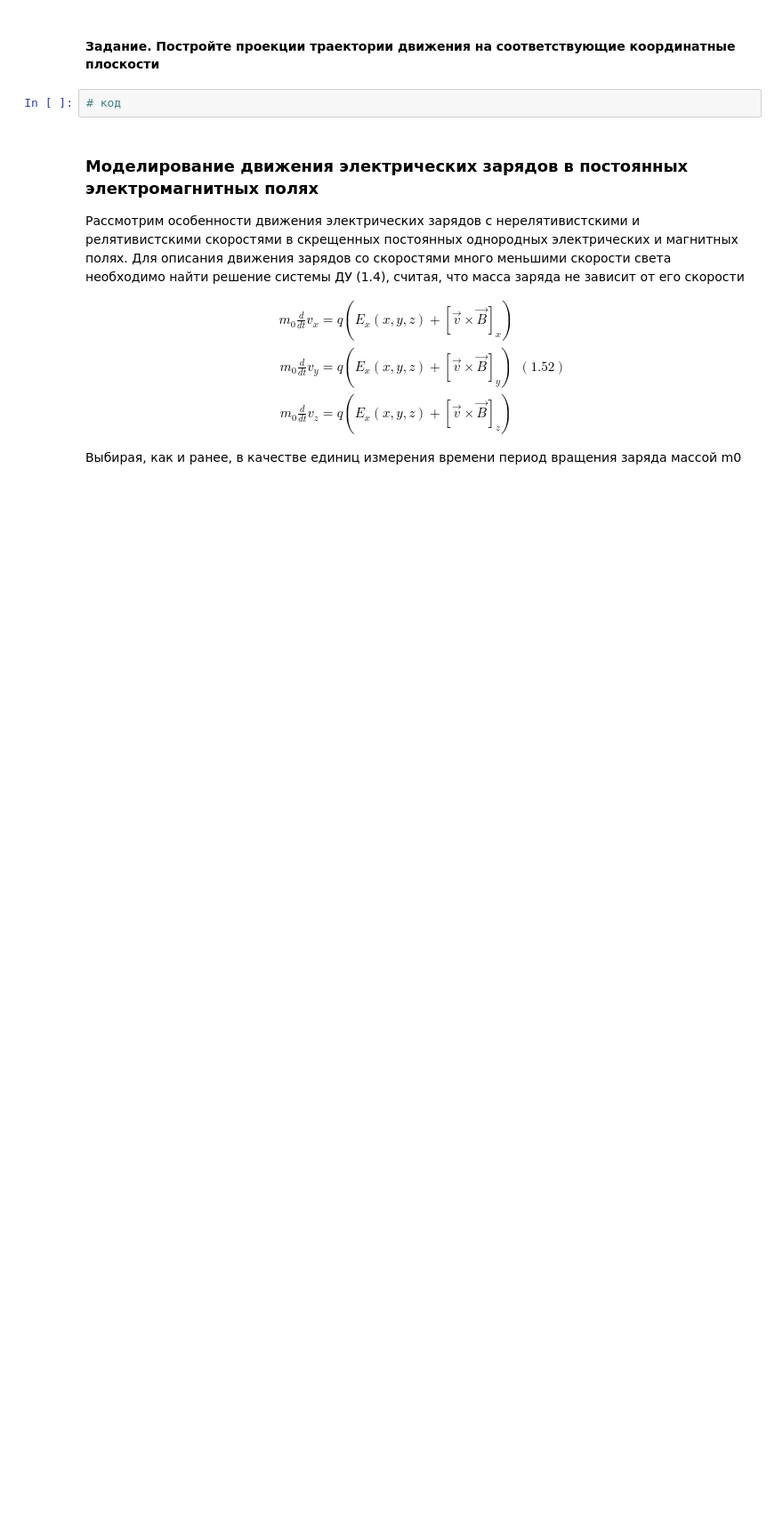
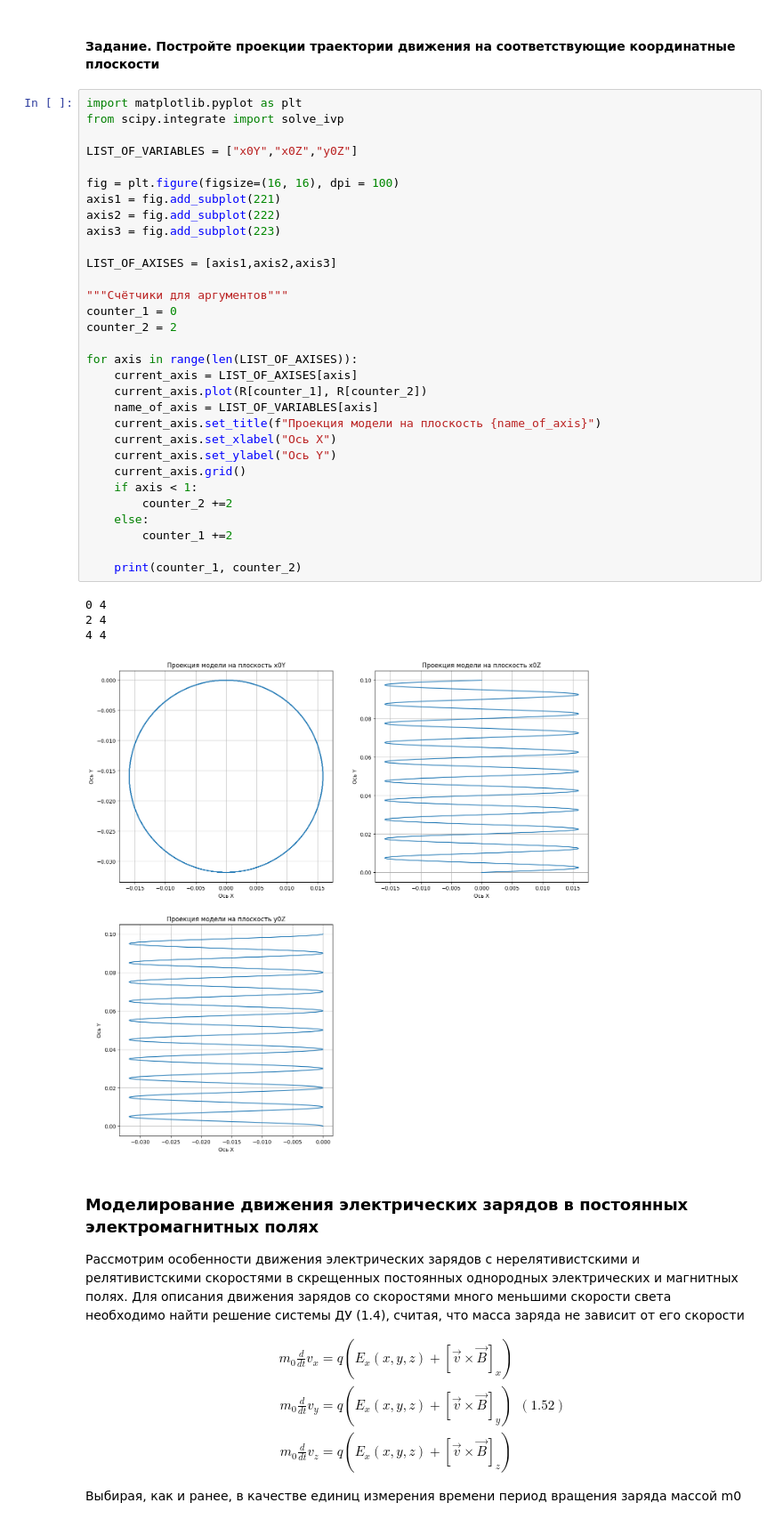
Before and after one commit to Pokulord/PhysModelling, a Jupyter notebook: Lab5.ipynb, the cells around one changed output. Shown at 89% size. Drawn from its saved outputs; the diff is of its cells as text; blank space fills up the shorter version.

```diff
--- a/Lab5.ipynb
+++ b/Lab5.ipynb
@@ -192,7 +199,41 @@ Text(0.5, 0, 'Название')
 # %% [markdown]
 #### Задание. Постройте проекции траектории движения на соответствующие координатные плоскости
-# %%
-# код
+# %%
+import matplotlib.pyplot as plt
+from scipy.integrate import solve_ivp
+
+LIST_OF_VARIABLES = ["x0Y","x0Z","y0Z"]
+
+fig = plt.figure(figsize=(16, 16), dpi = 100)
+axis1 = fig.add_subplot(221)
+axis2 = fig.add_subplot(222)
+axis3 = fig.add_subplot(223)
+
+LIST_OF_AXISES = [axis1,axis2,axis3]
+
+"""Счётчики для аргументов"""
+counter_1 = 0
+counter_2 = 2
+
+for axis in range(len(LIST_OF_AXISES)):
+    current_axis = LIST_OF_AXISES[axis]
+    current_axis.plot(R[counter_1], R[counter_2])
+    name_of_axis = LIST_OF_VARIABLES[axis]
+    current_axis.set_title(f"Проекция модели на плоскость {name_of_axis}")
+    current_axis.set_xlabel("Ось X")
+    current_axis.set_ylabel("Ось Y")
+    current_axis.grid()
+    if axis < 1:
+        counter_2 +=2
+    else:
+        counter_1 +=2
+
+    print(counter_1, counter_2)
+# %% [output]
+0 4
+2 4
+4 4
+[figure, added]
 # %% [markdown]
 ### Моделирование движения электрических зарядов в постоянных электромагнитных полях
 
```
Also changed, not shown: parts of 37 cells of this notebook.
